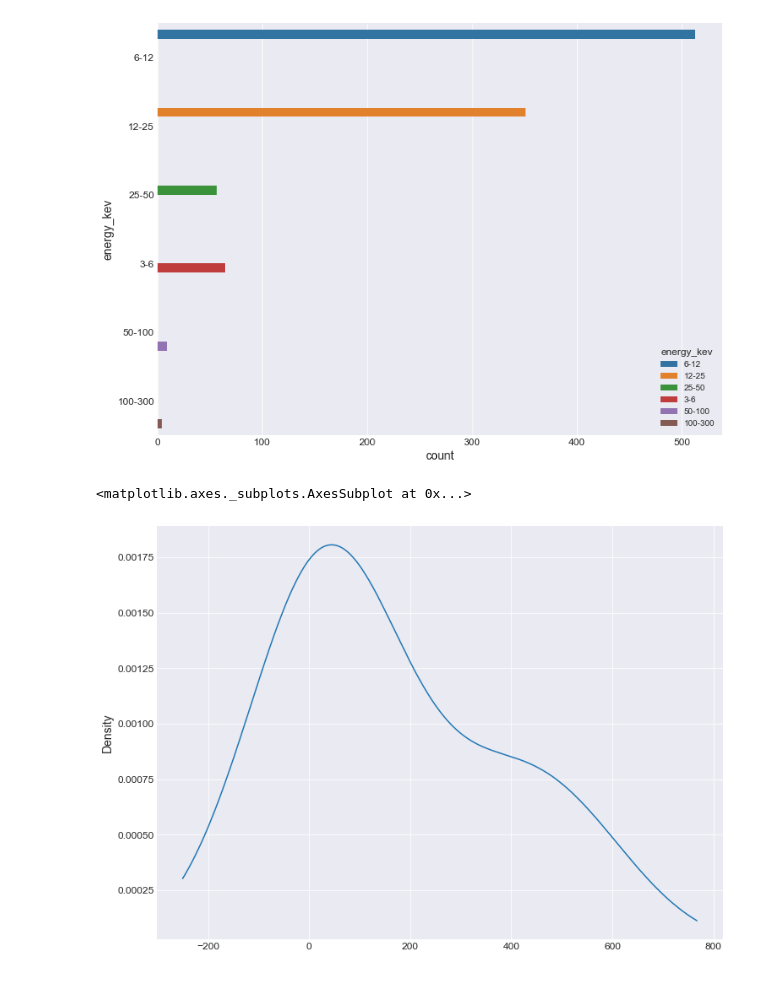
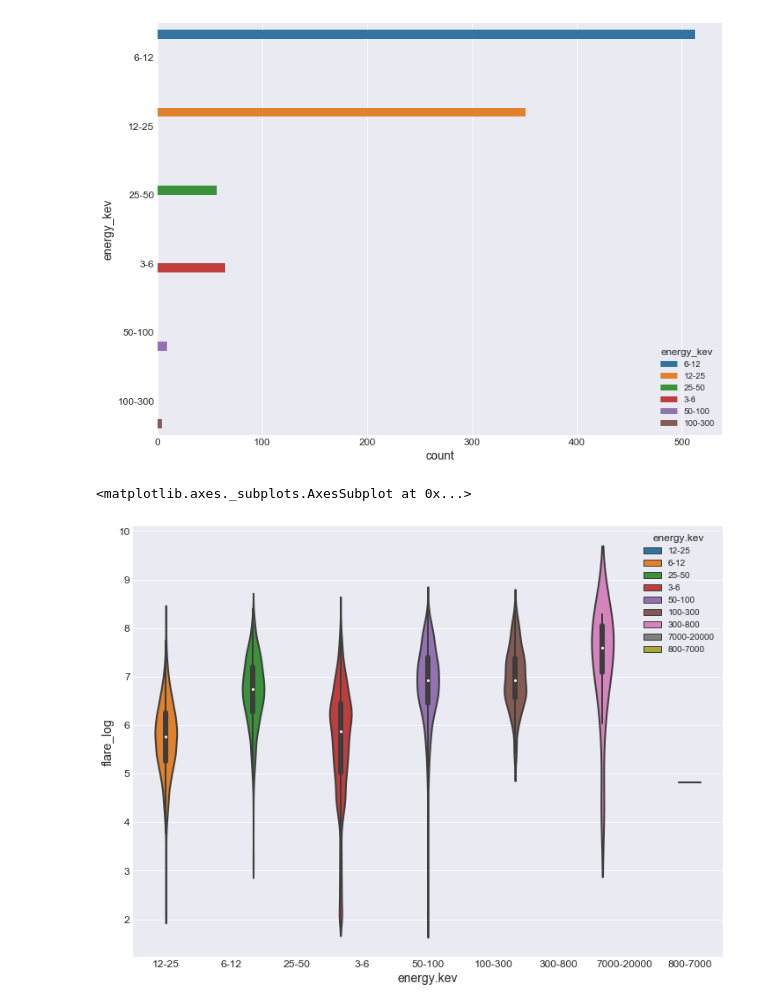
Before and after one commit to Byte7/Solar-Flares-Prediction-RHESSI-Mission, a Jupyter notebook: test_nbs.ipynb, the cells around one changed output. Drawn from its saved outputs; the diff is of its cells as text; code cells hidden in the pictures.

```diff
--- a/test_nbs.ipynb
+++ b/test_nbs.ipynb
@@ -103,8 +119,9 @@ sns.countplot(y='energy_kev', data=data_part, hue='energy_kev')
 # %% [output]
 <matplotlib.axes._subplots.AxesSubplot at 0x...>
 [figure]
-# %%
-data_part['energy_kev'].value_counts().plot(kind='density')
-# %% [output]
-<matplotlib.axes._subplots.AxesSubplot at 0x...>
-[figure, removed]
+# %%
+df['flare_log'] = np.log(df['duration.s'])
+sns.violinplot(x=df['energy.kev'], y=df['flare_log'], width=3, linewidth=2, hue=df['energy.kev'])
+# %% [output]
+<matplotlib.axes._subplots.AxesSubplot at 0x...>
+[figure, added]
```
Also changed, not shown: parts of 8 cells of this notebook.
